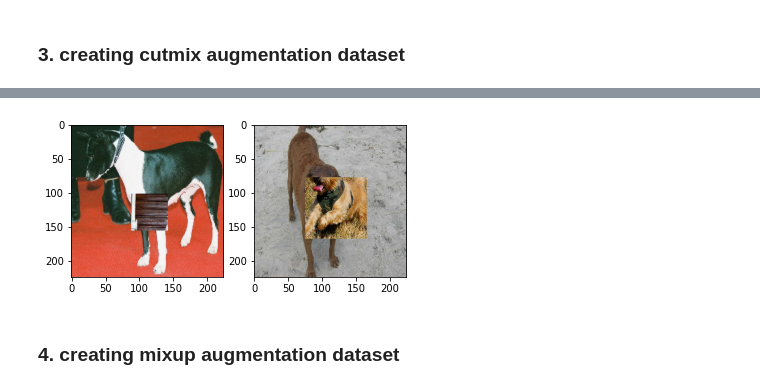
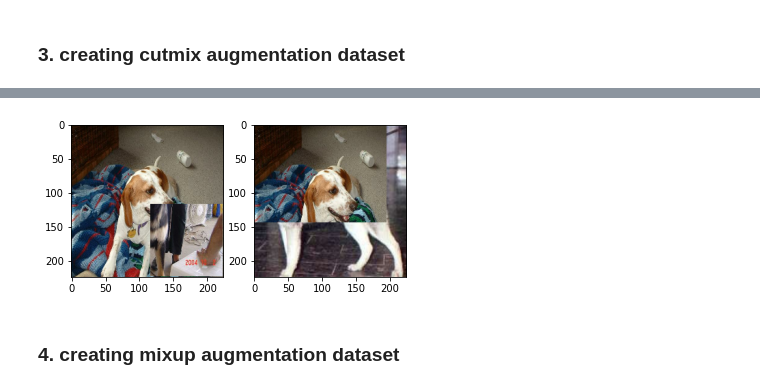
Before and after one commit to 7eta/Aiffel_Archive, a Jupyter notebook: Augmentation/[Q02]_Augmentation.ipynb, the cells around one changed output, grey strips where cells are left out. Drawn from its saved outputs; the diff is of its cells as text; code cells hidden in the pictures.

```diff
--- a/Augmentation/[Q02]_Augmentation.ipynb
+++ b/Augmentation/[Q02]_Augmentation.ipynb
@@ -243,22 +220,22 @@ plt.show()
 # %%
 # 데이터셋에서 이미지 2개를 가져옵니다.
-for i, (image, label) in enumerate(new_ds.take(1)):
+for i, (image, label) in enumerate(ds_train_cutmix_aug.take(1)):
     if i == 0:
         image_a = image[0]
         image_b = image[1]
         label_a = label[0]
         label_b = label[1]
         break
 
 plt.subplot(1,2,1)
 plt.imshow(image_a)
 
 plt.subplot(1,2,2)
 plt.imshow(image_b)
 
 plt.show()
 # %% [output]
-[figure, old version]
+[figure, new version]
 # %% [markdown]
 ### 4. creating mixup augmentation dataset
 # %%
```
Also changed, not shown: parts of 14 cells of this notebook.
